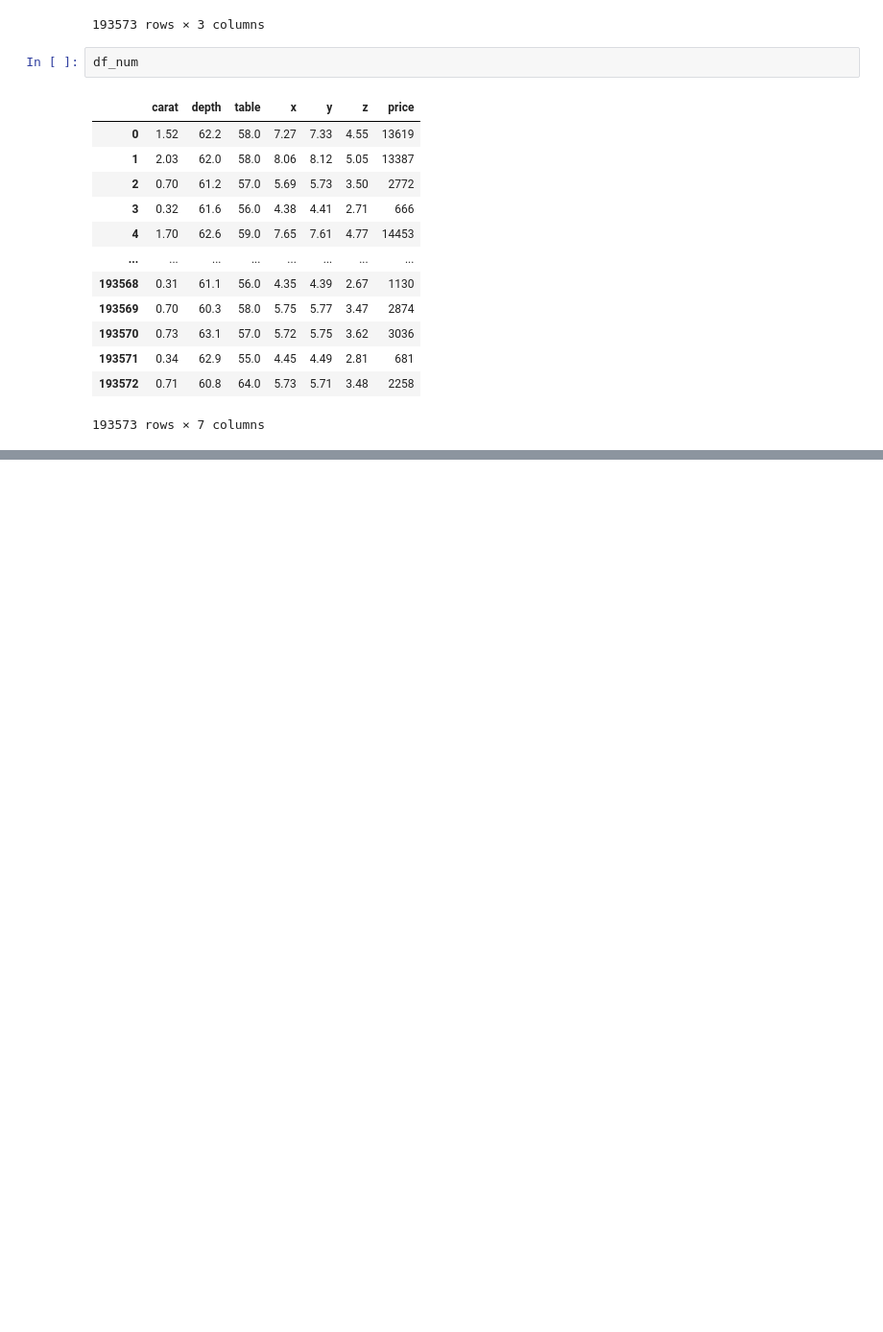
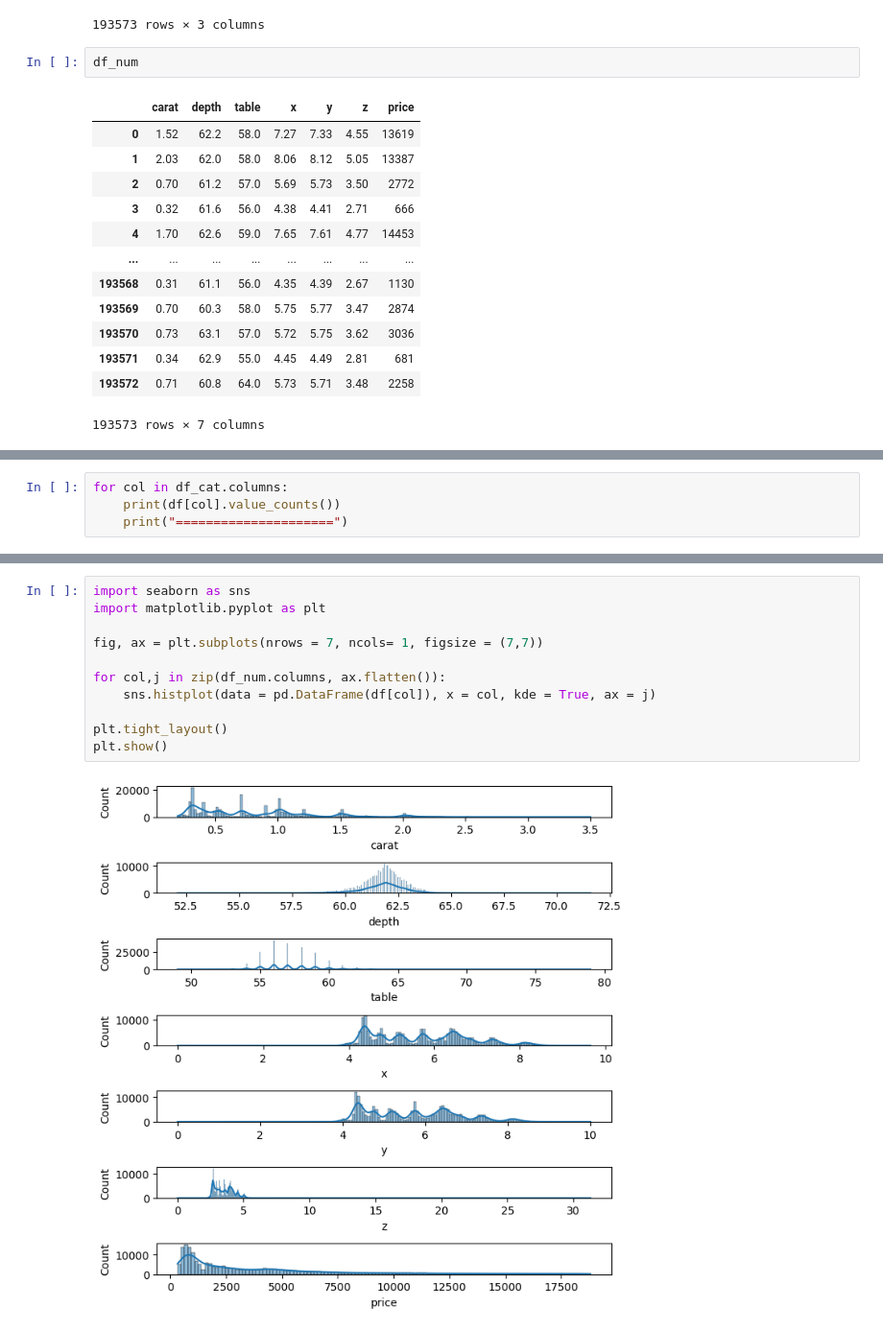
Before and after one commit to diljyotsingh019/mlops, a Jupyter notebook: experiment/experiments.ipynb, the cells around one changed output, grey strips where cells are left out. Shown at 96% size. Saved outputs shown, nothing was run; the diff lists cells and outputs as text; blank space fills up the shorter version.

```diff
--- a/experiment/experiments.ipynb
+++ b/experiment/experiments.ipynb
@@ -178,0 +199,4 @@ df_num
+# %%
+for col in df_cat.columns:
+    print(df[col].value_counts())
+    print("=====================")
@@ -178,0 +221,13 @@ df_num
+# %%
+import seaborn as sns
+import matplotlib.pyplot as plt
+
+fig, ax = plt.subplots(nrows = 7, ncols= 1, figsize = (7,7))
+
+for col,j in zip(df_num.columns, ax.flatten()):
+    sns.histplot(data = pd.DataFrame(df[col]), x = col, kde = True, ax = j)
+
+plt.tight_layout()
+plt.show()
+# %% [output]
+[figure, added]
```
Also changed, not shown: parts of 25 cells of this notebook.
